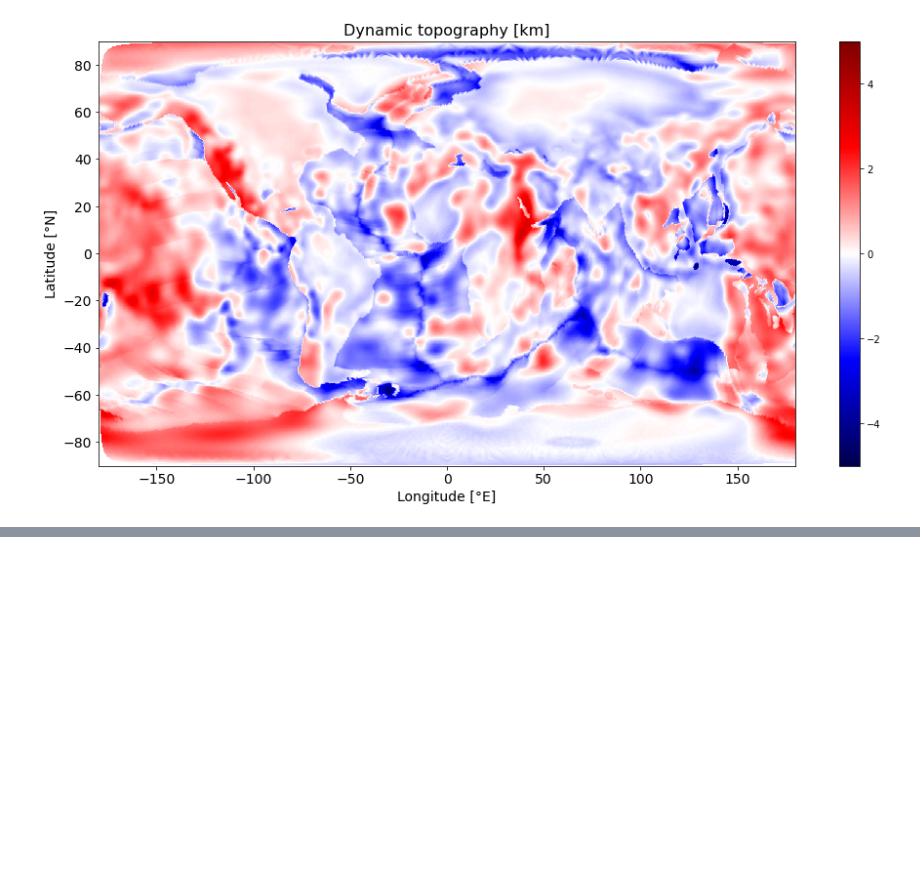
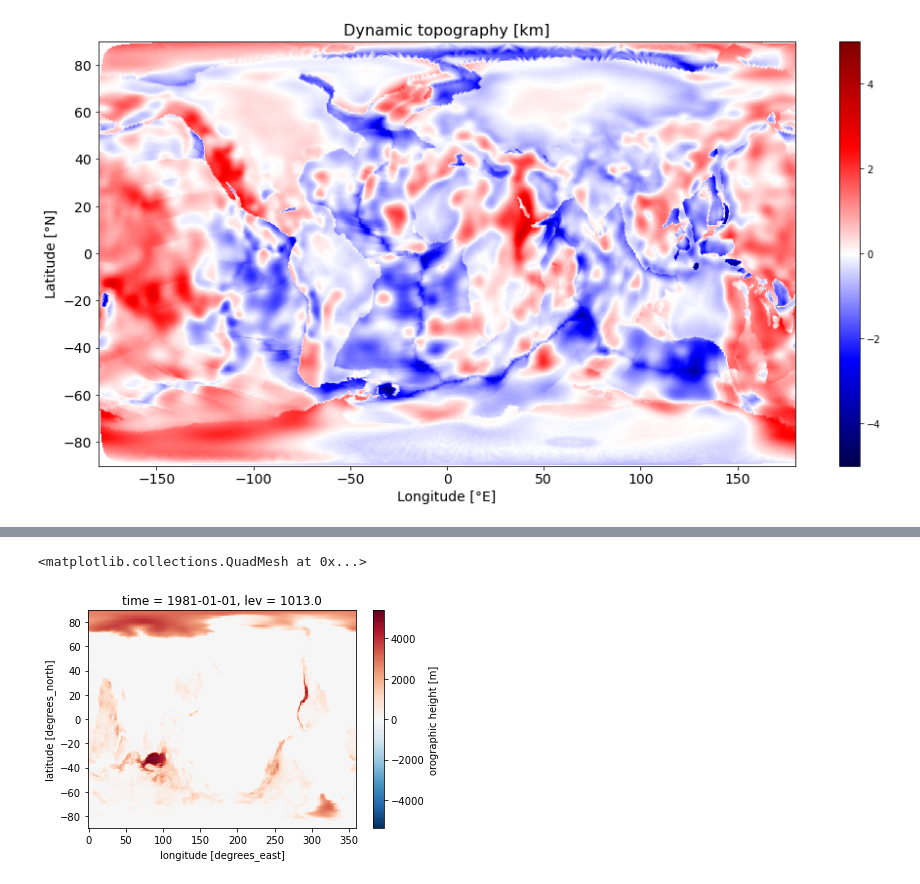
Before and after one commit to agonmer/dynamic_topography_climate, a Jupyter notebook: dynamic_topography_forcing.ipynb, the cells around one changed output, grey strips where cells are left out. Drawn from its saved outputs; the diff is of its cells as text; code cells hidden in the pictures; blank space fills up the shorter version.

```diff
--- a/dynamic_topography_forcing.ipynb
+++ b/dynamic_topography_forcing.ipynb
@@ -509,0 +584,5 @@ plt.show()
+# %%
+ds_or.orog.plot()
+# %% [output]
+<matplotlib.collections.QuadMesh at 0x...>
+[figure, added]
```
Also changed, not shown: parts of 18 cells of this notebook.
